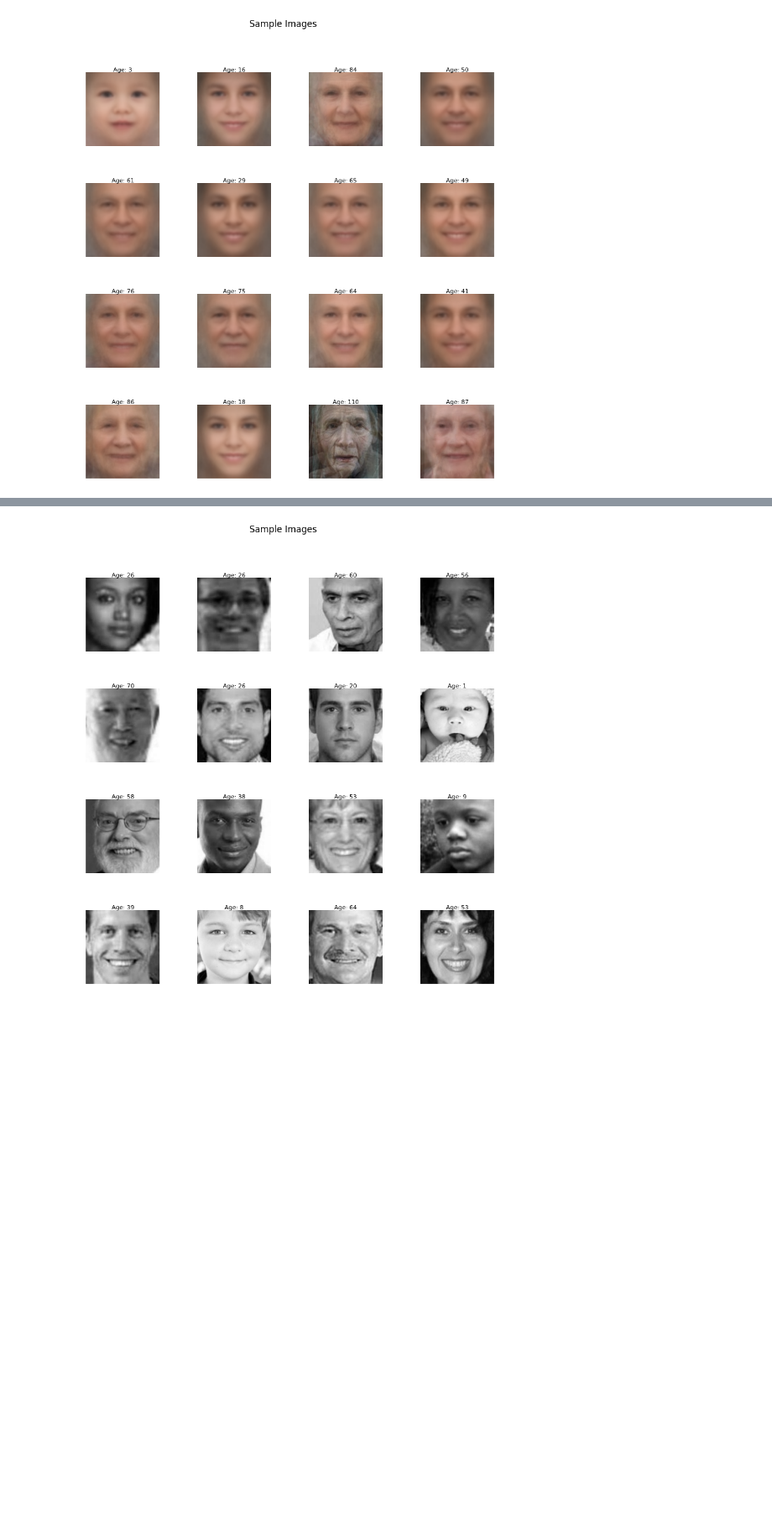
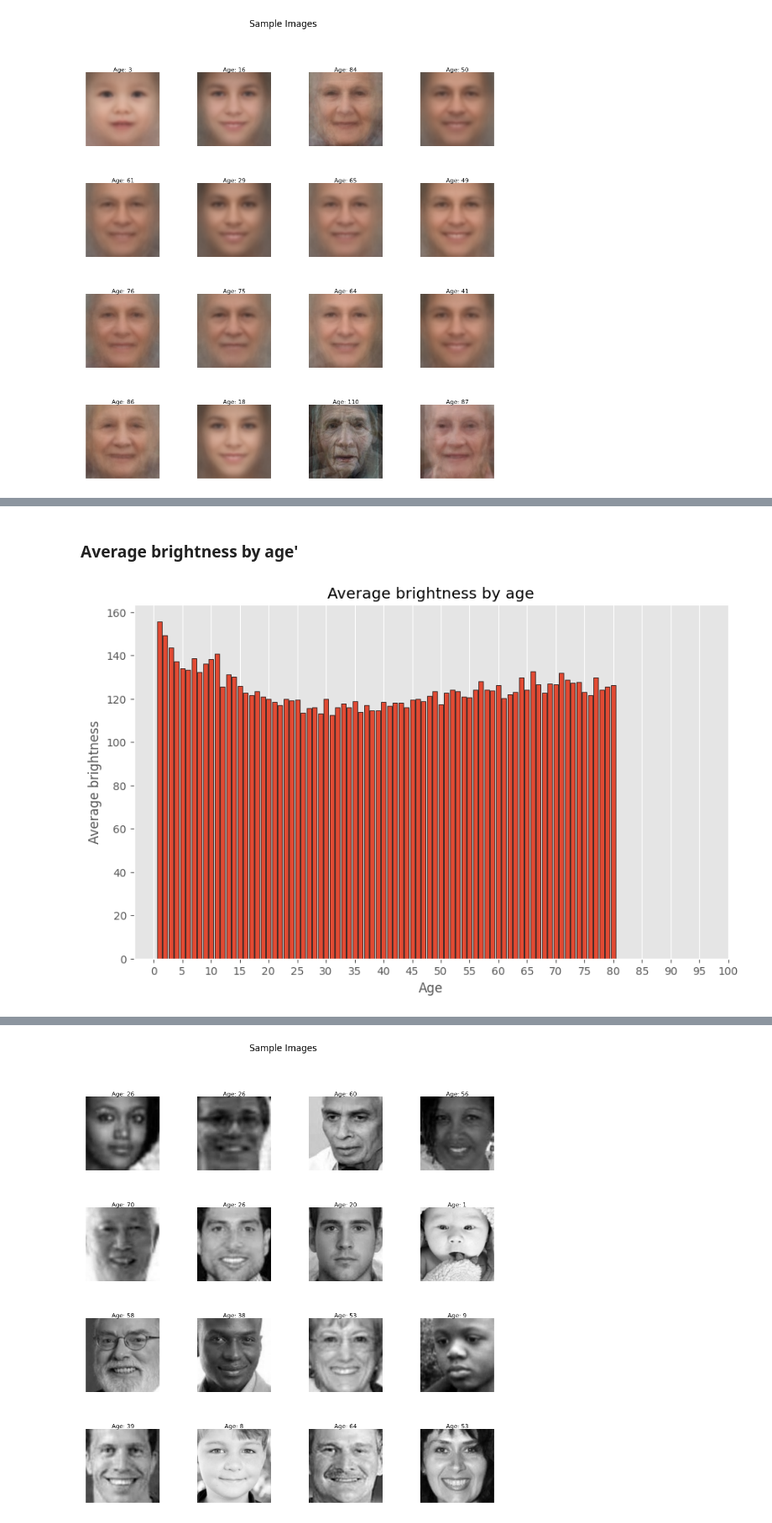
Before and after one commit to Manomenu/mini-age-recognition, a Jupyter notebook: EDA/eda.ipynb, the cells around one changed output, grey strips where cells are left out. Shown at 84% size. Cells and saved outputs as stored; diff of their text form; code cells hidden in the pictures; blank space fills up the shorter version.

```diff
--- a/EDA/eda.ipynb
+++ b/EDA/eda.ipynb
@@ -107,0 +267,14 @@ display_random_images(df_mean_faces)
+# %% [markdown]
+### Average brightness by age'
+# %%
+average_brightness_by_age = df_images.groupby('Age')['Brightness'].mean()
+plt.figure(figsize=(10, 6))
+plt.bar(average_brightness_by_age.index, average_brightness_by_age.values, edgecolor='black')
+plt.title('Average brightness by age')
+plt.xlabel('Age')
+plt.ylabel('Average brightness')
+plt.xticks(np.arange(0, 101, 5))
+plt.grid(axis='y')
+plt.show()
+# %% [output]
+[figure, added]
```
Also changed, not shown: parts of 39 cells of this notebook, 2 other files.
